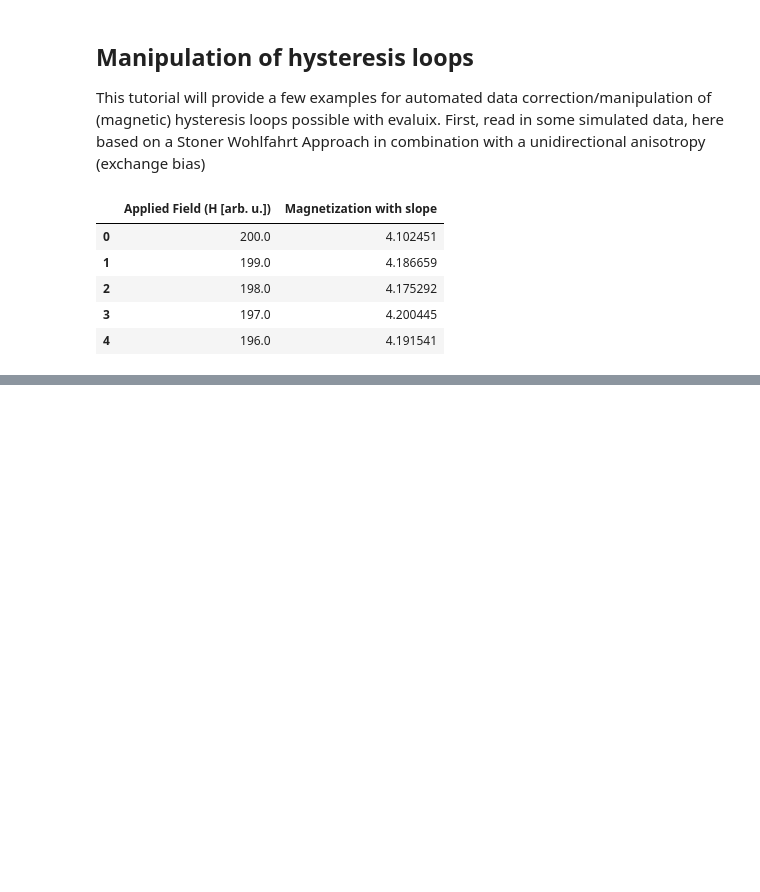
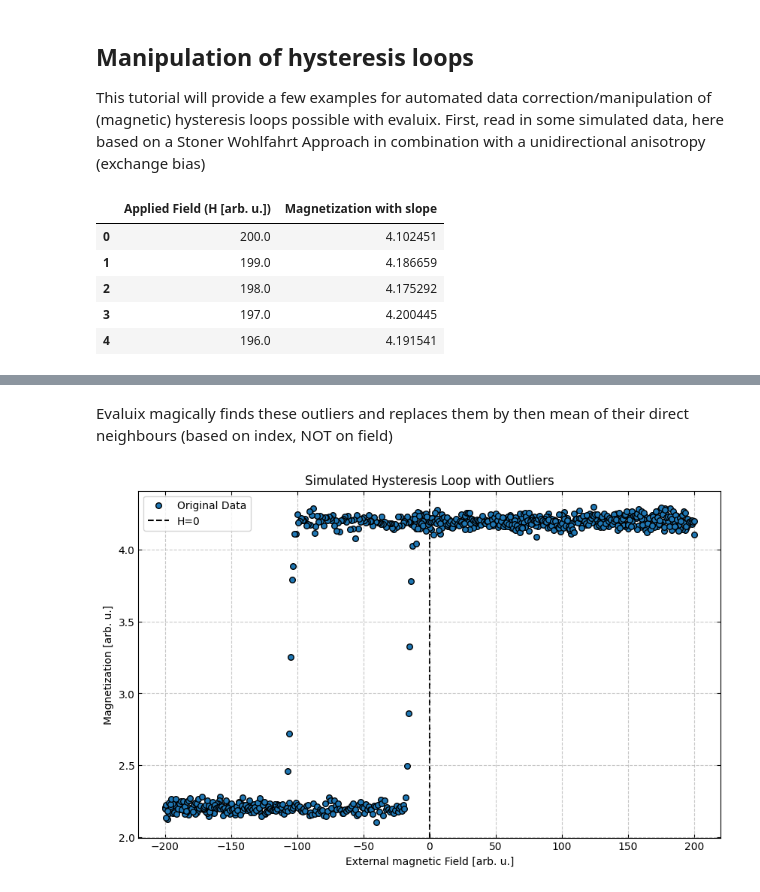
Before and after one commit to exp4-age/evaluix, a Jupyter notebook: docs/_notebooks/HysteresisDataManipulation.ipynb, the cells around one changed output, grey strips where cells are left out. Saved outputs shown, nothing was run; the diff lists cells and outputs as text; code cells hidden in the pictures; blank space fills up the shorter version.

```diff
--- a/docs/_notebooks/HysteresisDataManipulation.ipynb
+++ b/docs/_notebooks/HysteresisDataManipulation.ipynb
@@ -32,0 +37,19 @@ plt.scatter(data.iloc[:, 0], data.iloc[:, 1])
+# %% [markdown]
+Evaluix magically finds these outliers and replaces them by then mean of their direct neighbours (based on index, NOT on field)
+# %%
+from evaluix.utils import HysteresisFunctions as hf
+
+data.iloc[:, 1] = hf.del_outliers(data.iloc[:, 1])
+
+plt.figure(figsize=(10, 6))
+plt.scatter(data.iloc[:, 0], data.iloc[:, 1], label='Original Data', edgecolor='k', s=30, zorder=5)
+plt.title('Simulated Hysteresis Loop with Outliers')
+plt.xlabel('External magnetic Field [arb. u.]')
+plt.ylabel('Magnetization [arb. u.]')
+plt.tick_params(direction='in', top=True, right=True)
+plt.grid(which='both', linestyle='--', alpha=0.7, zorder=0)
+plt.axvline(0, color='k', linestyle='--', label='H=0', zorder=1)
+plt.legend()
+plt.show()
+# %% [output]
+[figure, added]
```
Also changed, not shown: parts of 2 cells of this notebook.
